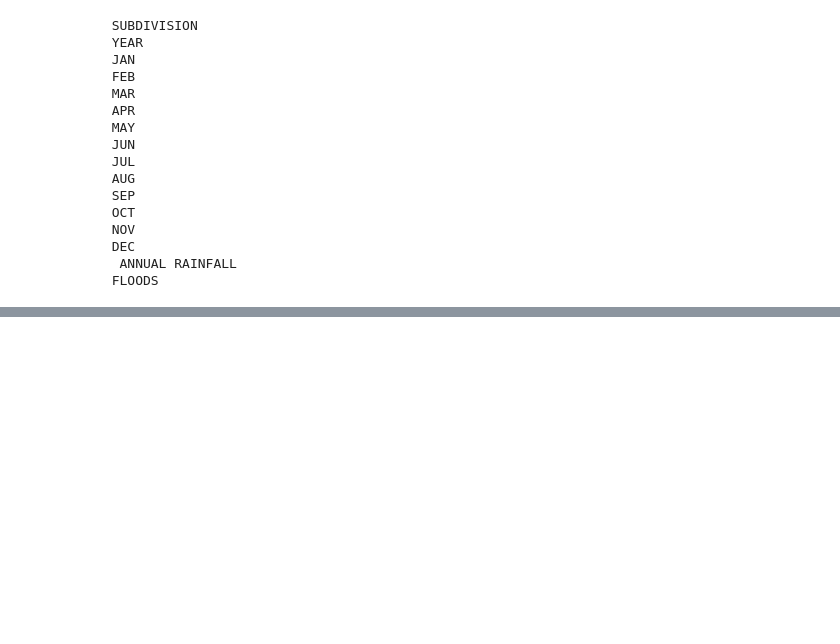
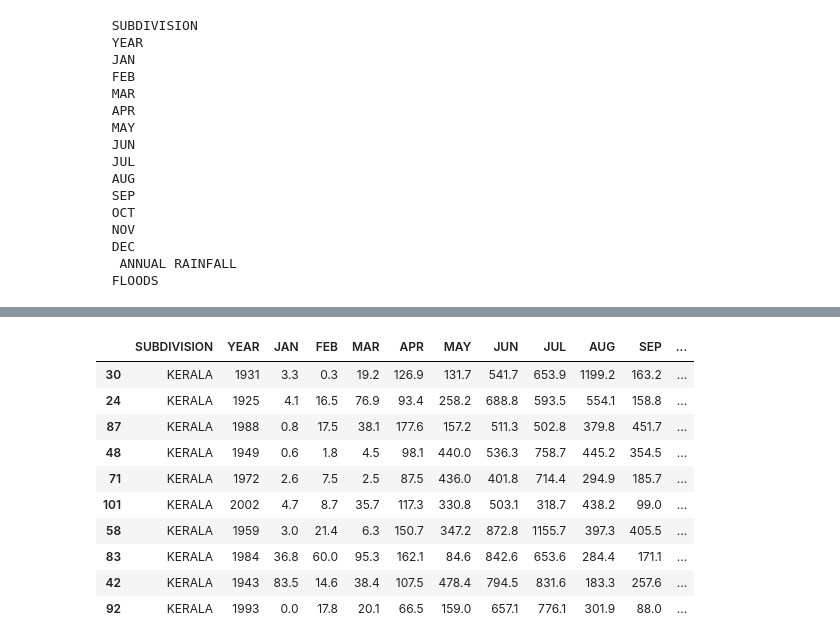
Before and after one commit to Harin22/5-python-projects, a Jupyter notebook: Pandas_pract.ipynb, the cells around one changed output, grey strips where cells are left out. Saved outputs shown, nothing was run; the diff lists cells and outputs as text; code cells hidden in the pictures; blank space fills up the shorter version.

```diff
--- a/Pandas_pract.ipynb
+++ b/Pandas_pract.ipynb
@@ -173,0 +260,14 @@ display(df.describe())
+# %%
+display(df.sample(10))
+# %% [output]
+|  | SUBDIVISION | YEAR | JAN | FEB | MAR | APR | MAY | JUN | JUL | AUG | SEP | ... |
+| 30 | KERALA | 1931 | 3.3 | 0.3 | 19.2 | 126.9 | 131.7 | 541.7 | 653.9 | 1199.2 | 163.2 | ... |
+| 24 | KERALA | 1925 | 4.1 | 16.5 | 76.9 | 93.4 | 258.2 | 688.8 | 593.5 | 554.1 | 158.8 | ... |
+| 87 | KERALA | 1988 | 0.8 | 17.5 | 38.1 | 177.6 | 157.2 | 511.3 | 502.8 | 379.8 | 451.7 | ... |
+| 48 | KERALA | 1949 | 0.6 | 1.8 | 4.5 | 98.1 | 440.0 | 536.3 | 758.7 | 445.2 | 354.5 | ... |
+| 71 | KERALA | 1972 | 2.6 | 7.5 | 2.5 | 87.5 | 436.0 | 401.8 | 714.4 | 294.9 | 185.7 | ... |
+| 101 | KERALA | 2002 | 4.7 | 8.7 | 35.7 | 117.3 | 330.8 | 503.1 | 318.7 | 438.2 | 99.0 | ... |
+| 58 | KERALA | 1959 | 3.0 | 21.4 | 6.3 | 150.7 | 347.2 | 872.8 | 1155.7 | 397.3 | 405.5 | ... |
+| 83 | KERALA | 1984 | 36.8 | 60.0 | 95.3 | 162.1 | 84.6 | 842.6 | 653.6 | 284.4 | 171.1 | ... |
+| 42 | KERALA | 1943 | 83.5 | 14.6 | 38.4 | 107.5 | 478.4 | 794.5 | 831.6 | 183.3 | 257.6 | ... |
+| 92 | KERALA | 1993 | 0.0 | 17.8 | 20.1 | 66.5 | 159.0 | 657.1 | 776.1 | 301.9 | 88.0 | ... |
```
Also changed, not shown: parts of 6 cells of this notebook.
